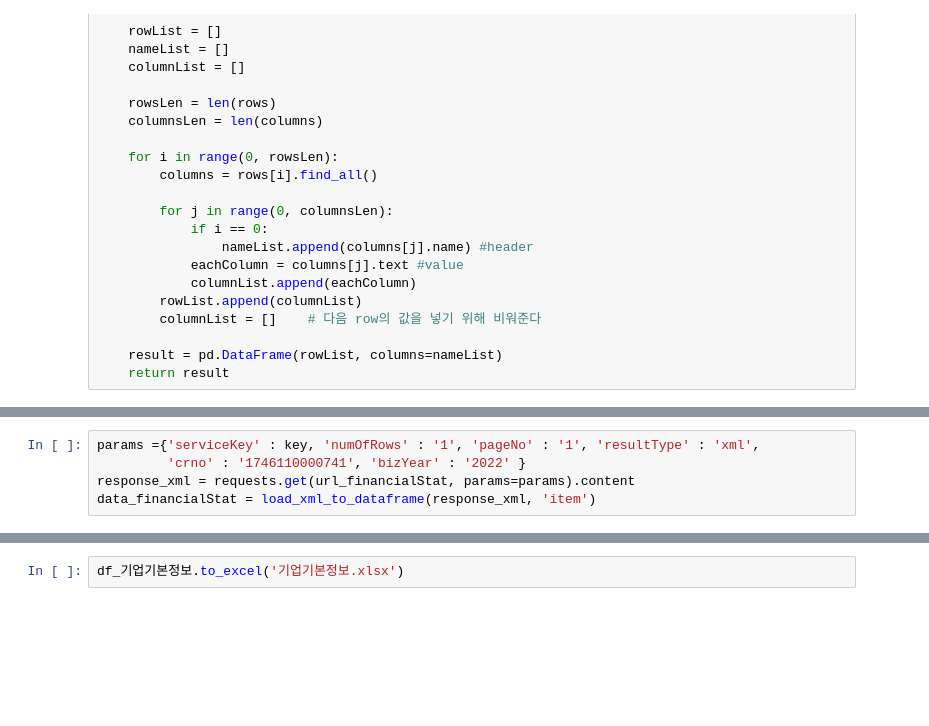
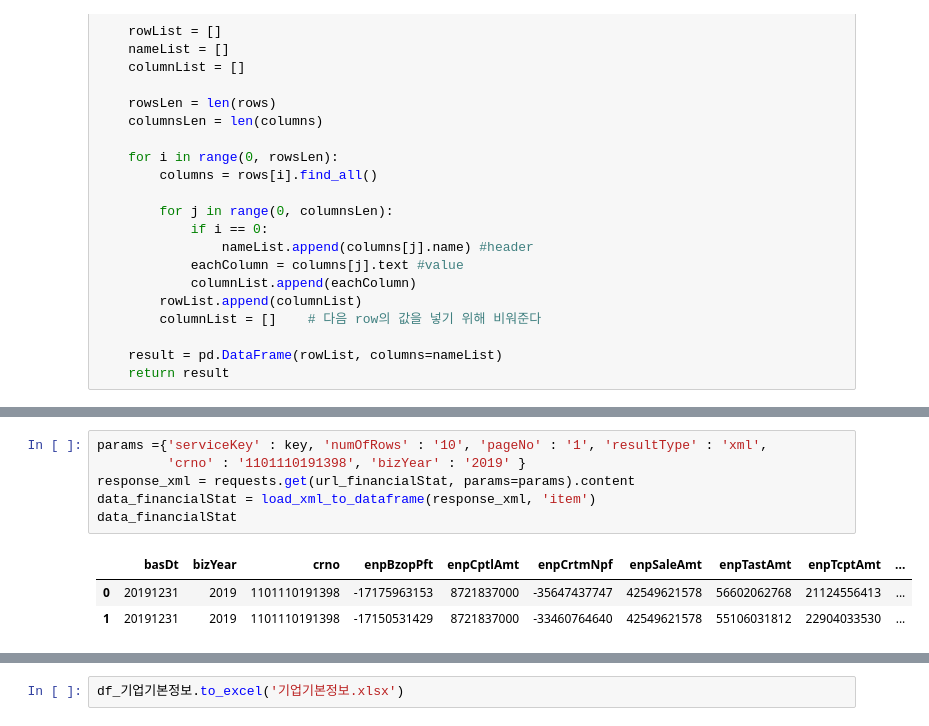
Before and after one commit to reejungkim/OpenAPI_Ministry_of_land, a Jupyter notebook: 공시정보_기업개황.ipynb, the cells around one changed output, grey strips where cells are left out. Saved outputs shown, nothing was run; the diff lists cells and outputs as text; blank space fills up the shorter version.

```diff
--- a/공시정보_기업개황.ipynb
+++ b/공시정보_기업개황.ipynb
@@ -118,5 +145,10 @@ NameError: name 'df' is not defined
 # %%
-params ={'serviceKey' : key, 'numOfRows' : '1', 'pageNo' : '1', 'resultType' : 'xml',
-         'crno' : '1746110000741', 'bizYear' : '2022' }
+params ={'serviceKey' : key, 'numOfRows' : '10', 'pageNo' : '1', 'resultType' : 'xml',
+         'crno' : '1101110191398', 'bizYear' : '2019' }
 response_xml = requests.get(url_financialStat, params=params).content
 data_financialStat = load_xml_to_dataframe(response_xml, 'item')
+data_financialStat
+# %% [output]
+|  | basDt | bizYear | crno | enpBzopPft | enpCptlAmt | enpCrtmNpf | enpSaleAmt | enpTastAmt | enpTcptAmt | ... |
+| 0 | 20191231 | 2019 | 1101110191398 | -17175963153 | 8721837000 | -35647437747 | 42549621578 | 56602062768 | 21124556413 | ... |
+| 1 | 20191231 | 2019 | 1101110191398 | -17150531429 | 8721837000 | -33460764640 | 42549621578 | 55106031812 | 22904033530 | ... |
```
Also changed, not shown: parts of 9 cells of this notebook, 1 other file.
